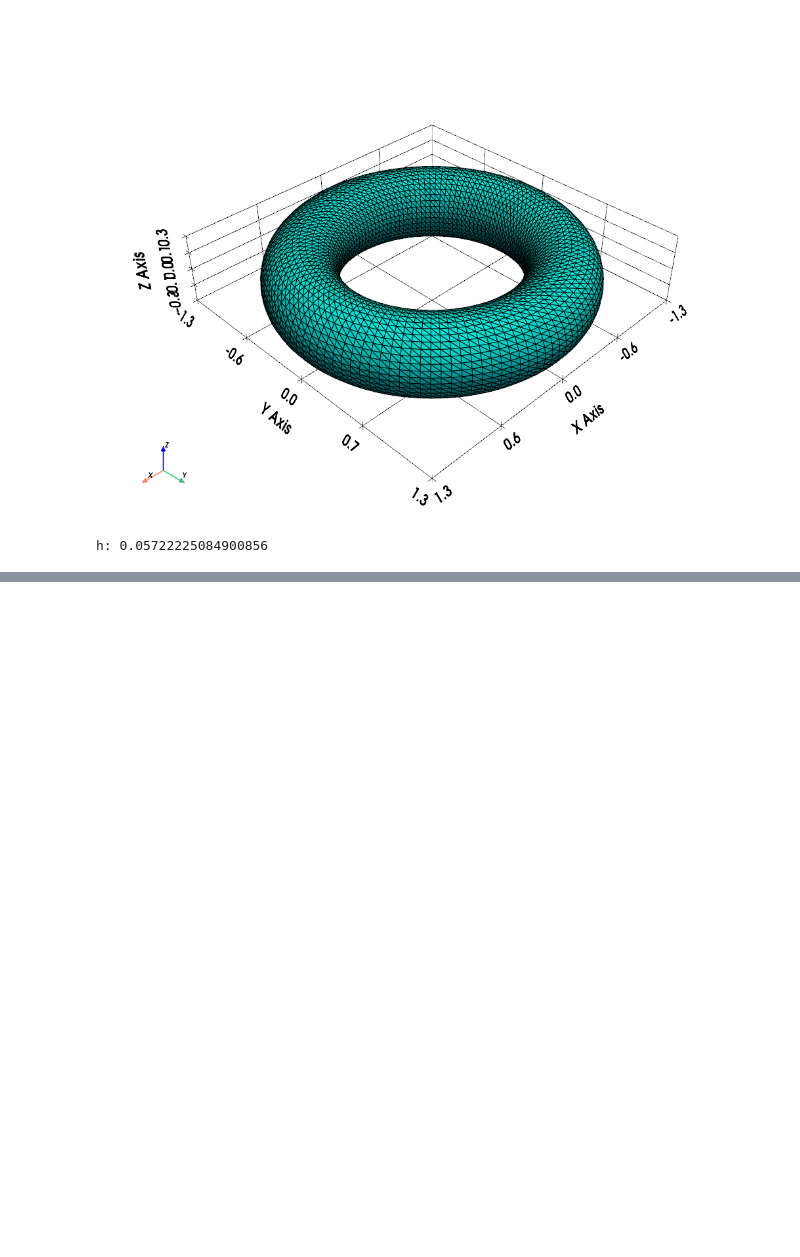
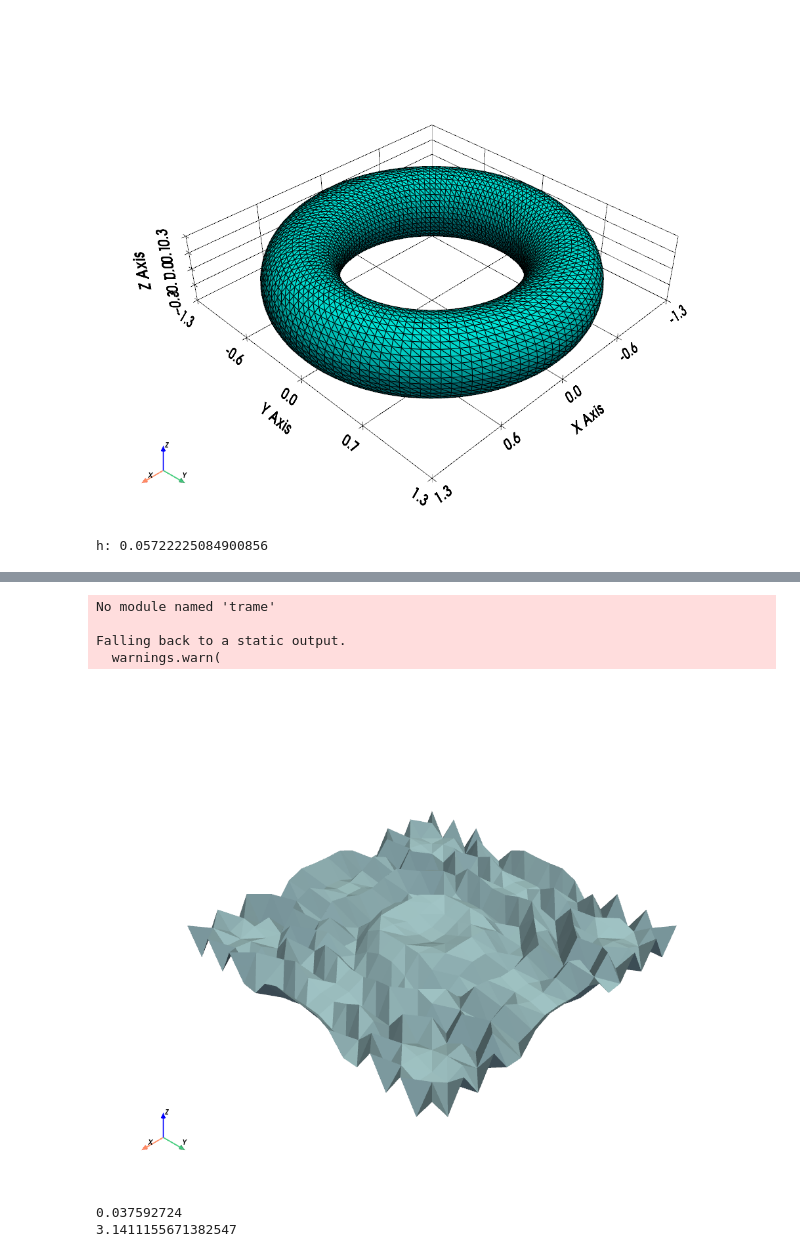
Before and after one commit to omertr616/Deep-Eikonal, a Jupyter notebook: expirments.ipynb, the cells around one changed output, grey strips where cells are left out. Saved outputs shown, nothing was run; the diff lists cells and outputs as text; code cells hidden in the pictures; blank space fills up the shorter version.

```diff
--- a/expirments.ipynb
+++ b/expirments.ipynb
@@ -389,0 +426,25 @@ torus.plot(show_edges=True, color='orange')
+# %%
+import numpy as np
+import pyvista as pv
+# Create a 2D grid in x and y
+x = y = np.linspace(-10, 10, 20)
+x, y = np.meshgrid(x, y)
+
+# Define z as the function of x and y
+z = np.sin(0.2 * (x**2 + y**2))
+
+# Flatten and stack points
+points = np.c_[x.ravel(), y.ravel(), z.ravel()]
+cloud = pv.PolyData(points)
+
+# Create a 2D triangulated surface
+tri_mesh = cloud.delaunay_2d()
+
+# Plot it
+tri_mesh.plot()
+# %% [output]
+No module named 'trame'
+
+Falling back to a static output.
+  warnings.warn(
+[figure, added]
@@ -389,0 +480,25 @@ torus.plot(show_edges=True, color='orange')
+# %%
+import pyvista as pv
+import pygeodesic.geodesic as geodesic
+
+# Create a high-res sphere
+graph, faces, points, sphere, h = make_sphere(nsub=5)
+print(h)
+# Extract vertices and triangle indices
+vertices = sphere.points
+faces = sphere.faces.reshape((-1, 4))[:, 1:]  # Remove leading '3' from each face definition
+
+# Initialize geodesic solver
+geoalg = geodesic.PyGeodesicAlgorithmExact(vertices, faces)
+
+# Choose source vertex
+source_index = 0
+
+# Compute distances from source to all vertices
+distances, _ = geoalg.geodesicDistances([source_index], None)
+
+# distances is a NumPy array with the geodesic distance from source_index to each vertex
+print(np.max(distances))  # Vector of shape (n_vertices,)
+# %% [output]
+0.037592724
+3.1411155671382547
```
Also changed, not shown: parts of 4 cells of this notebook.
